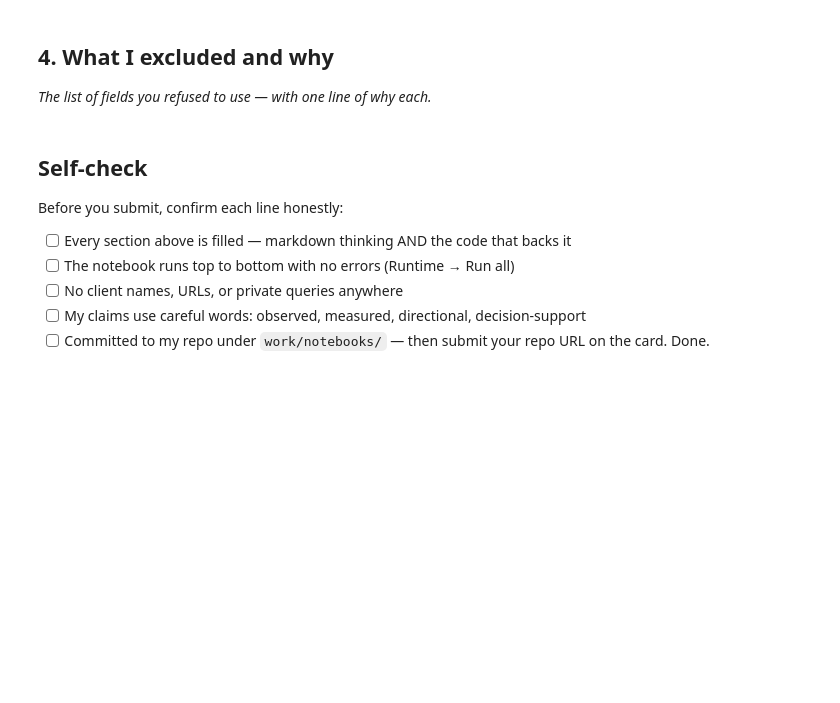
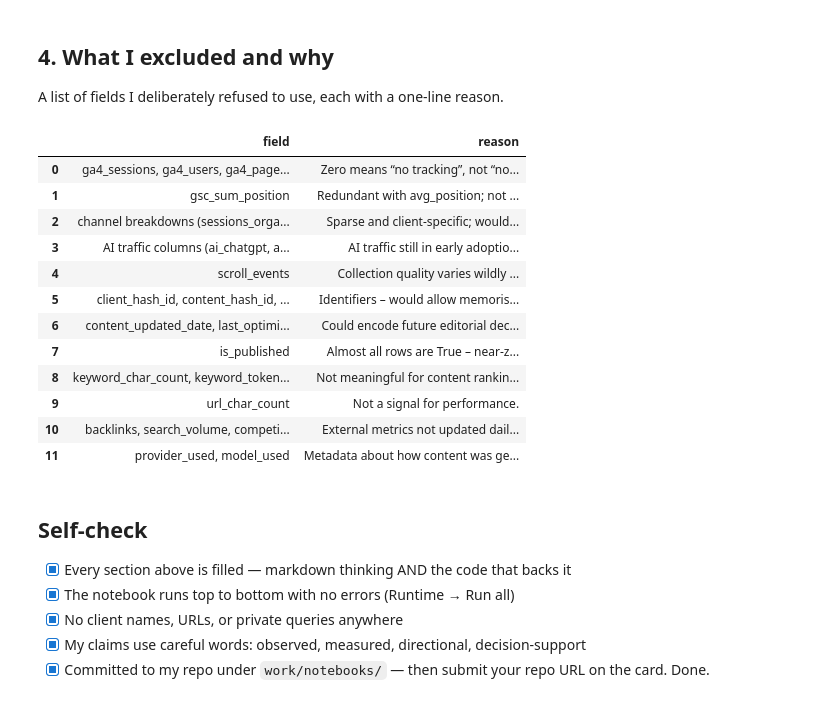
Before and after one commit to ozair247/flyrank-ml-internship, a Jupyter notebook: work/notebooks/w03_feature_leakage_check.ipynb, the cells around one changed output. Cells and saved outputs as stored; diff of their text form; code cells hidden in the pictures; blank space fills up the shorter version.

```diff
--- a/work/notebooks/w03_feature_leakage_check.ipynb
+++ b/work/notebooks/w03_feature_leakage_check.ipynb
@@ -30,4 +244,3 @@ This skeleton is yours to fill. Work the sections **in order** — each one has
 # %% [markdown]
 ## 4. What I excluded and why
-
-*The list of fields you refused to use — with one line of why each.*
+A list of fields I deliberately refused to use, each with a one‑line reason.
@@ -37,10 +247,54 @@ This skeleton is yours to fill. Work the sections **in order** — each one has
+# %%
+excluded = pd.DataFrame({
+    'field': [
+        'ga4_sessions, ga4_users, ga4_pageviews (unfiltered)',
+        'gsc_sum_position',
+        'channel breakdowns (sessions_organic, sessions_direct, ...)',
+        'AI traffic columns (ai_chatgpt, ai_perplexity, ...)',
+        'scroll_events',
+        'client_hash_id, content_hash_id, url_hash_id, keyword_hash_id',
+        'content_updated_date, last_optimized_date',
+        'is_published',
+        'keyword_char_count, keyword_token_count',
+        'url_char_count',
+        'backlinks, search_volume, competition, cpc',
+        'provider_used, model_used'
+    ],
+    'reason': [
+        'Zero means “no tracking”, not “no traffic” – would teach false pattern.',
+        'Redundant with avg_position; not an independent signal.',
+        'Sparse and client‑specific; would overfit to individual client patterns.',
+        'AI traffic still in early adoption – noisy and client‑specific.',
+        'Collection quality varies wildly across clients; unreliable.',
+        'Identifiers – would allow memorisation, not learning.',
+        'Could encode future editorial decisions (leakage if optimisation happened after March).',
+        'Almost all rows are True – near‑zero variance in our filtered set.',
+        'Not meaningful for content ranking; noise.',
+        'Not a signal for performance.',
+        'External metrics not updated daily; stale or missing for many rows.',
+        'Metadata about how content was generated, not about its performance.'
+    ]
+})
+
+excluded
+# %% [output]
+|  | field | reason |
+| 0 | ga4_sessions, ga4_users, ga4_page... | Zero means “no tracking”, not “no... |
+| 1 | gsc_sum_position | Redundant with avg_position; not ... |
+| 2 | channel breakdowns (sessions_orga... | Sparse and client‑specific; would... |
+| 3 | AI traffic columns (ai_chatgpt, a... | AI traffic still in early adoptio... |
+| 4 | scroll_events | Collection quality varies wildly ... |
+| 5 | client_hash_id, content_hash_id, ... | Identifiers – would allow memoris... |
+| 6 | content_updated_date, last_optimi... | Could encode future editorial dec... |
+| 7 | is_published | Almost all rows are True – near‑z... |
+| 8 | keyword_char_count, keyword_token... | Not meaningful for content rankin... |
+| 9 | url_char_count | Not a signal for performance. |
+| 10 | backlinks, search_volume, competi... | External metrics not updated dail... |
+| 11 | provider_used, model_used | Metadata about how content was ge... |
 # %% [markdown]
 ## Self-check
-
-Before you submit, confirm each line honestly:
-
-- [ ] Every section above is filled — markdown thinking AND the code that backs it
-- [ ] The notebook runs top to bottom with no errors (Runtime → Run all)
-- [ ] No client names, URLs, or private queries anywhere
-- [ ] My claims use careful words: observed, measured, directional, decision-support
-- [ ] Committed to my repo under `work/notebooks/` — then submit your repo URL on the card. Done.
+- [x] Every section above is filled — markdown thinking AND the code that backs it
+- [x] The notebook runs top to bottom with no errors (Runtime → Run all)
+- [x] No client names, URLs, or private queries anywhere
+- [x] My claims use careful words: observed, measured, directional, decision-support
+- [x] Committed to my repo under `work/notebooks/` — then submit your repo URL on the card. Done.
```
Also changed, not shown: parts of 15 cells of this notebook.
